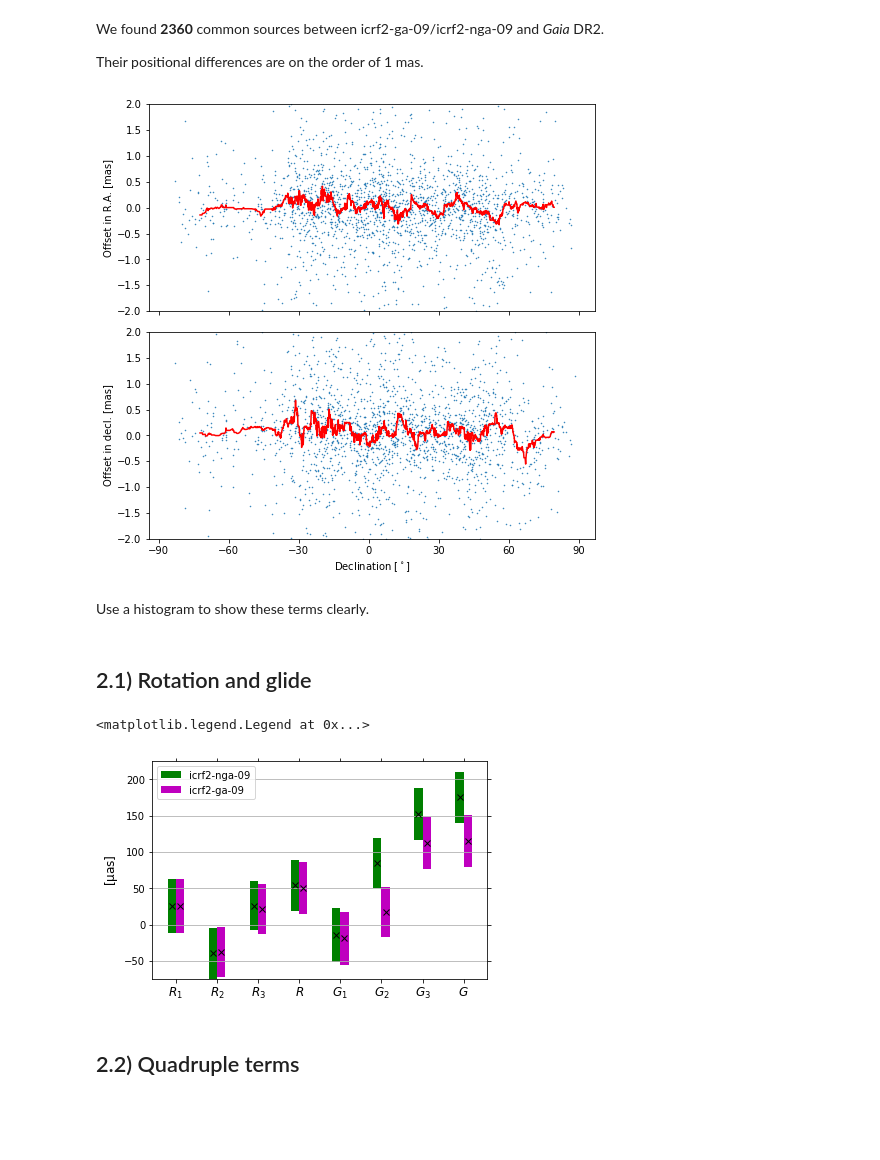
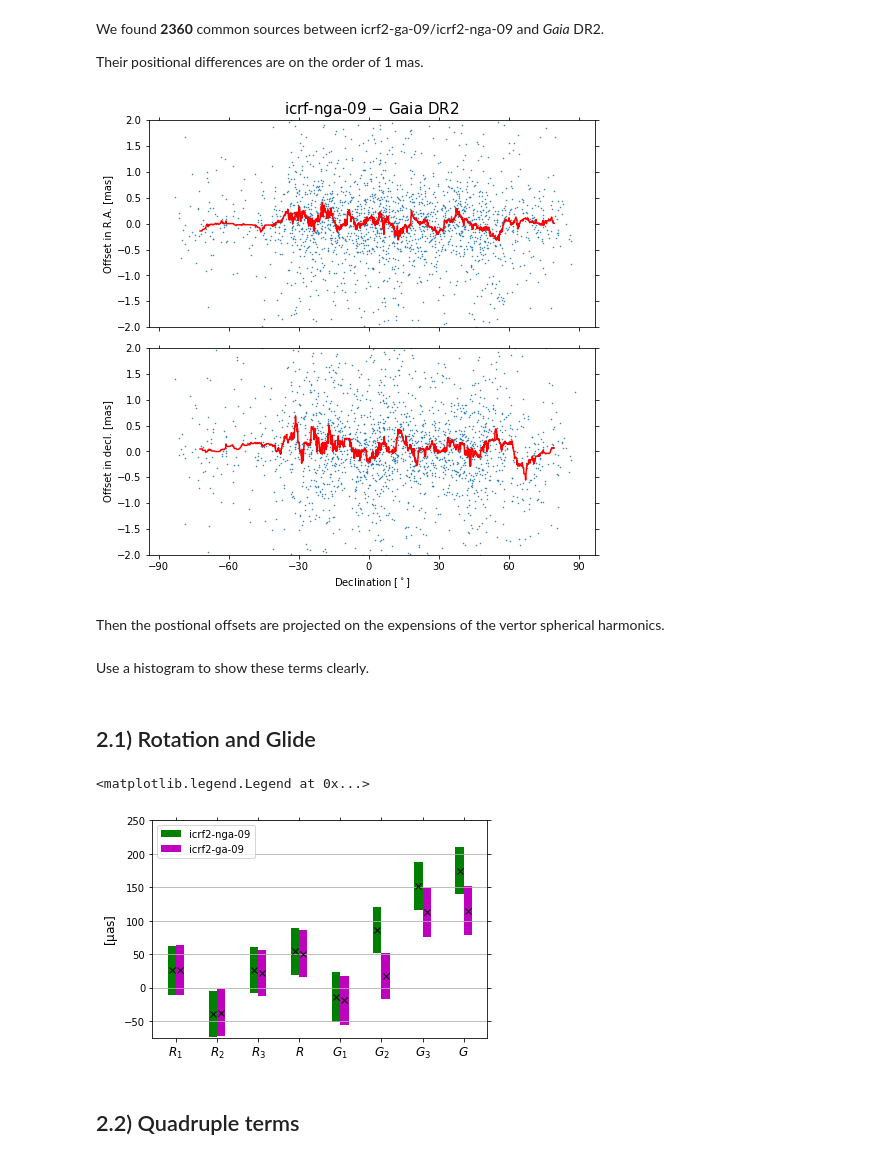
Before and after one commit to Niu-LIU/gaiacrf-in-vlbi, a Jupyter notebook: progs/check-ga-on-icrf2.ipynb, the cells around one changed output. Saved outputs shown, nothing was run; the diff lists cells and outputs as text; code cells hidden in the pictures; blank space fills up the shorter version.

```diff
--- a/progs/check-ga-on-icrf2.ipynb
+++ b/progs/check-ga-on-icrf2.ipynb
@@ -274,36 +310,43 @@ Their positional differences are on the order of 1 mas.
 # %%
 fig, (ax0, ax1) = plt.subplots(figsize=(8, 8), nrows=2, sharex=True)
 
 ax0.plot(gaiadif1["dec"], gaiadif1["dra"], ".", ms=1)
 ax1.plot(gaiadif1["dec"], gaiadif1["ddec"], ".", ms=1)
 
 ax0.set_ylabel("Offset in R.A. [mas]")
 
 ax1.set_xlabel("Declination [$^\circ$]")
 ax1.set_ylabel("Offset in decl. [mas]")
 
 ax1.set_xticks(np.arange(-90, 91, 30))
 
 # Running median
 temp2 = Table(gaiadif1)
 temp2.sort("dec")
 
 window = 50
 decmd2 = bn.move_median(temp2["dec"], window=window)
 dramd2 = bn.move_median(temp2["dra"], window=window)
 ddecmd2 = bn.move_median(temp2["ddec"], window=window)
 
 ax0.plot(decmd2, dramd2, "r")
 ax1.plot(decmd2, ddecmd2, "r")
 
-# ax0.set_ylim([-5, 5])
-# ax1.set_ylim([-5, 5])
 ax0.set_ylim([-2, 2])
 ax1.set_ylim([-2, 2])
 
+ax0.xaxis.set_ticks_position("both")
+ax0.yaxis.set_ticks_position("both")
+ax1.xaxis.set_ticks_position("both")
+ax1.yaxis.set_ticks_position("both")
+
+ax0.set_title("icrf-nga-09 $-$ Gaia DR2", fontsize=15)
+
 plt.subplots_adjust(hspace=0.1)
 # %% [output]
-[figure, old version]
+[figure, new version]
+# %% [markdown]
+Then the postional offsets are projected on the expensions of the vertor spherical harmonics.
 # %%
 # icrf2-nga-09 - gaia dr2
 # Transform columns into np.array
@@ -371,7 +416,7 @@ qerr2 = sig22[6:]
 glimod2, glierr2 = vec_mod_calc(gli2, gerr2)
 rotmod2, roterr2 = vec_mod_calc(rot2, rerr2)
 # %% [markdown]
-## 2.1) Rotation and glide
+## 2.1) Rotation and Glide
 # %%
 from my_progs.catalog.vec_mod import vec_mod_calc
 # %%
@@ -409,10 +454,12 @@ ax.xaxis.set_ticks_position("both")
 ax.yaxis.set_ticks_position("both")
 ax.yaxis.grid()  # horizontal lines
 
+ax.set_ylim(-75, 250)
+
 ax.legend()
 # %% [output]
 <matplotlib.legend.Legend at 0x...>
-[figure, old version]
+[figure, new version]
 # %% [markdown]
 ## 2.2) Quadruple terms
 # %%
```
Also changed, not shown: parts of 14 cells of this notebook, 16 other files.
